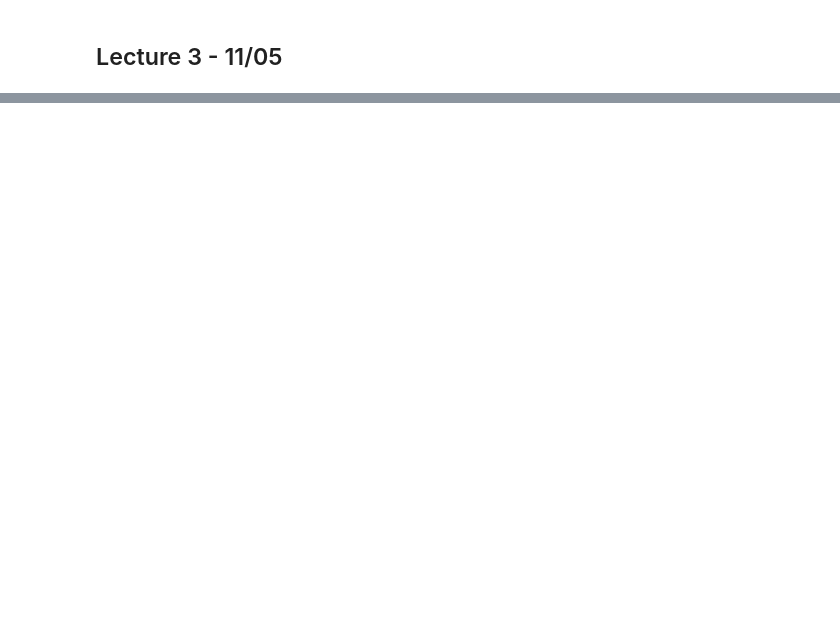
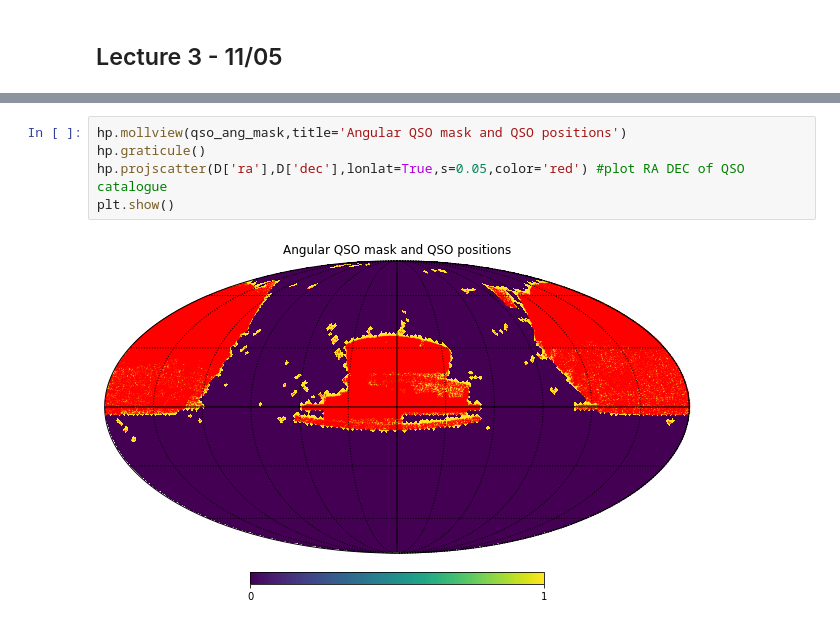
Before and after one commit to cosmo-ufes/LSS_Course, a Jupyter notebook: Python Lectures.ipynb, the cells around one changed output, grey strips where cells are left out. Drawn from its saved outputs; the diff is of its cells as text; blank space fills up the shorter version.

```diff
--- a/Python Lectures.ipynb
+++ b/Python Lectures.ipynb
@@ -524,0 +844,7 @@ plt.show()
+# %%
+hp.mollview(qso_ang_mask,title='Angular QSO mask and QSO positions')
+hp.graticule()
+hp.projscatter(D['ra'],D['dec'],lonlat=True,s=0.05,color='red') #plot RA DEC of QSO catalogue
+plt.show()
+# %% [output]
+[figure, added]
```
Also changed, not shown: parts of 67 cells of this notebook, 2 other files.
